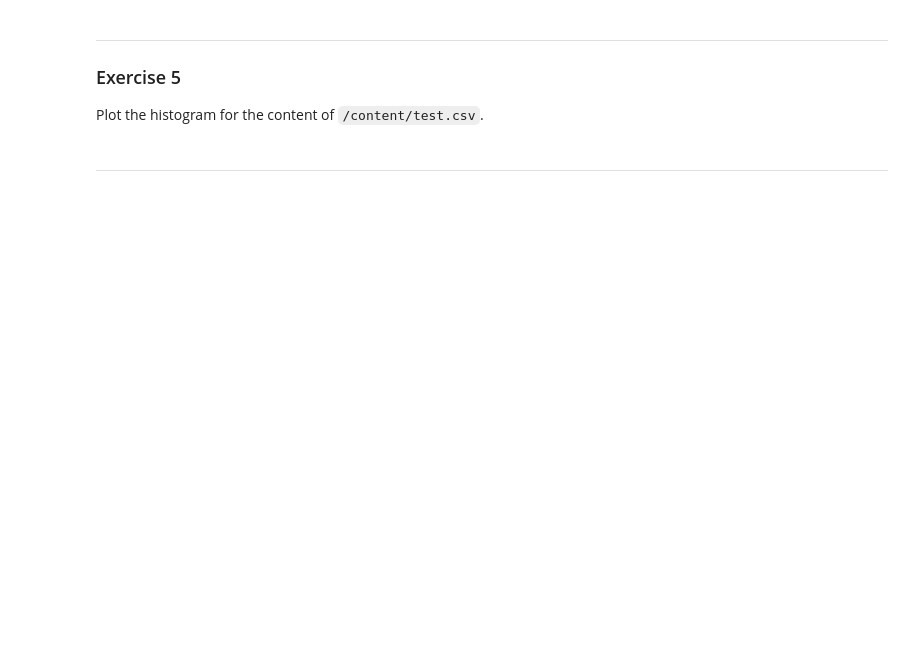
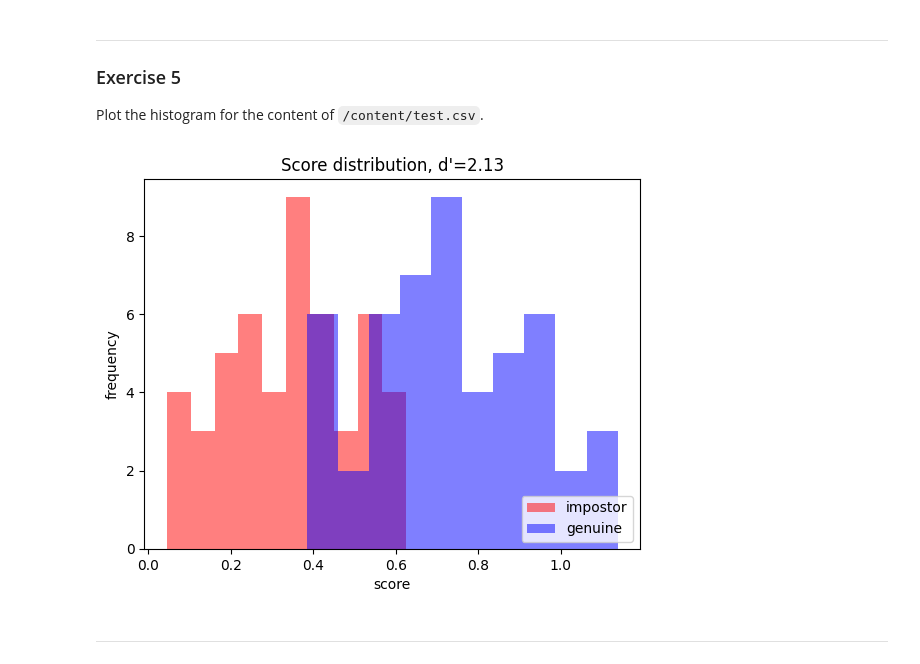
Before and after one commit to Kirui-Brian/Biometrics_Systems_Security, a Jupyter notebook: 01_metrics.ipynb, the cells around one changed output. Cells and saved outputs as stored; diff of their text form; code cells hidden in the pictures; blank space fills up the shorter version.

```diff
--- a/01_metrics.ipynb
+++ b/01_metrics.ipynb
@@ -469,0 +534,5 @@ Compute FMR versus TMR AUC for the content of <code>/content/test.csv</code>.
+# %%
+# add your code here
+observations = load_data('/content/test.csv')
+auc_value, _, _ = compute_sim_fmr_tmr_auc(observations)
+print(f"FMR versus TMR AUC for /content/test.csv is: {auc_value:.2f}")
@@ -512,6 +587,10 @@ plot_hist([(0, 0.2), (0, 0.3), (0, 0.4), (1, 0.5), (1, 0.6), (1, 0.7)])
 Plot the histogram for the content of <code>/content/test.csv</code>.
 # %%
 # add your code here
+observations = load_data('/content/test.csv')
+plot_hist(observations)
+# %% [output]
+[figure, added]
 # %% [markdown]
 ---
 # %%
```
Also changed, not shown: parts of 21 cells of this notebook.
